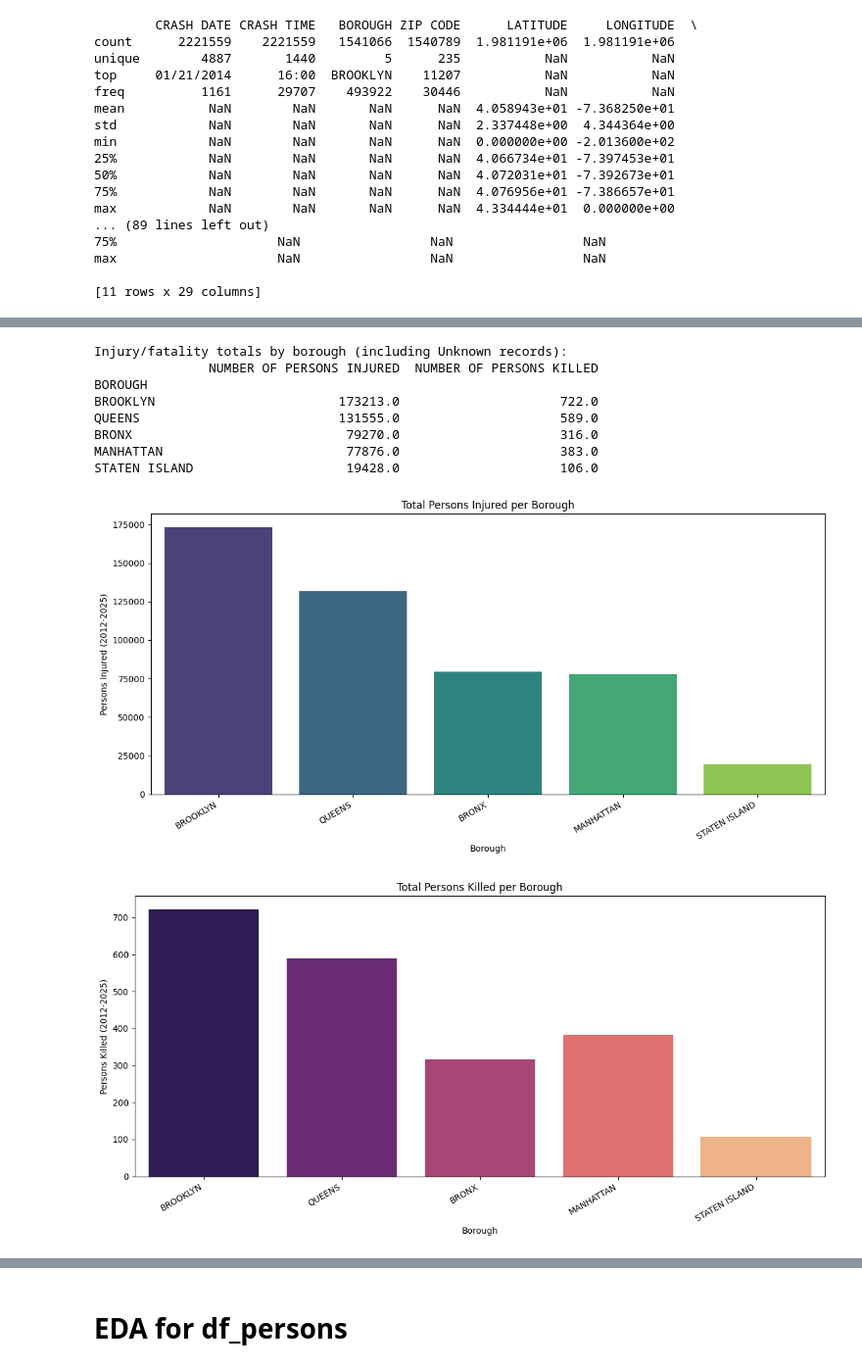
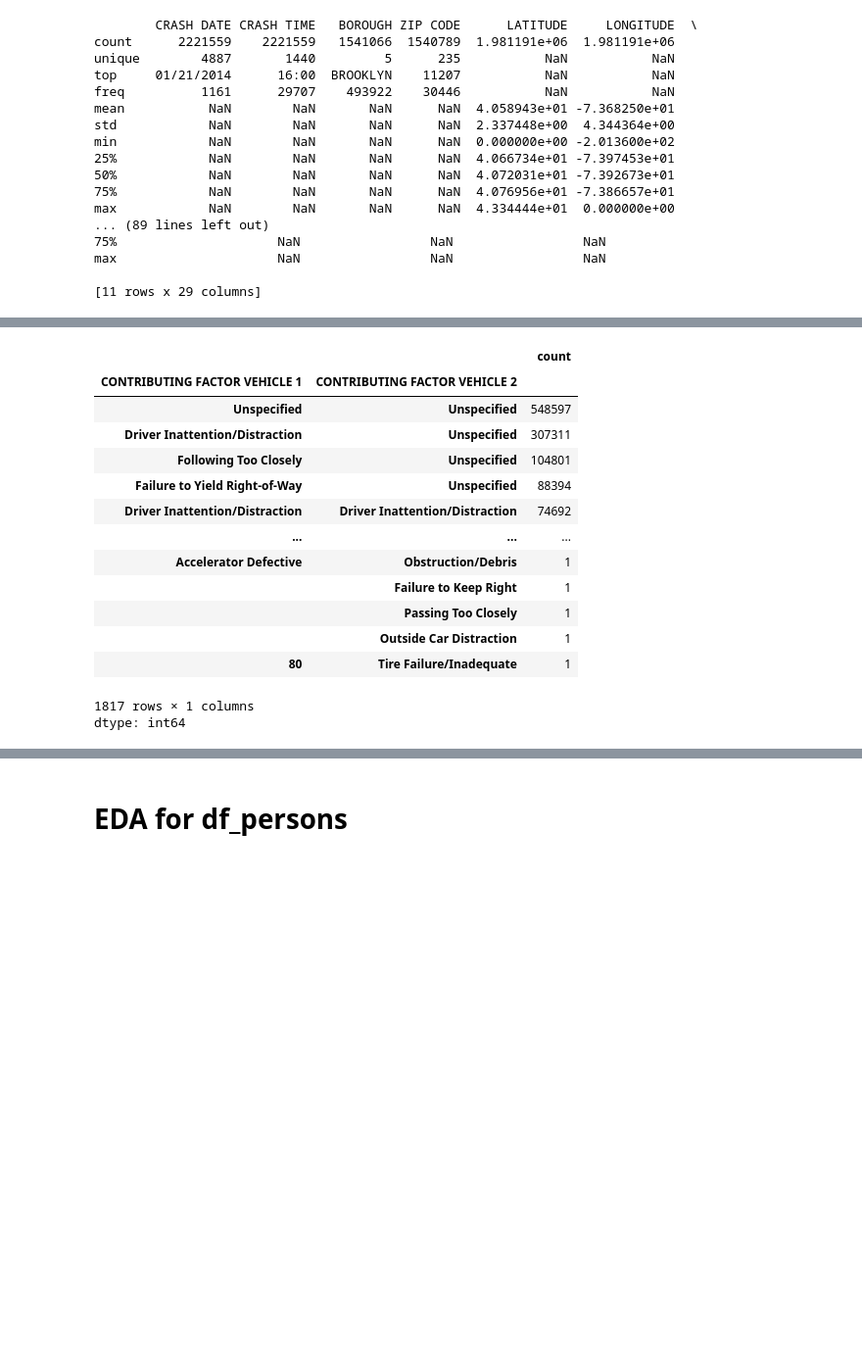
Before and after one commit to AmirBassemAdibAbdou/DataEngineering-Visualization, a Jupyter notebook: ProjectOneData&Vis.ipynb, the cells around one changed output, grey strips where cells are left out. Shown: that part at 98% size. Drawn from its saved outputs; the diff is of its cells as text; code cells hidden in the pictures; blank space fills up the shorter version.

```diff
--- a/ProjectOneData&Vis.ipynb
+++ b/ProjectOneData&Vis.ipynb
@@ -65,0 +114,7 @@ max                     NaN                 NaN                 NaN
+# %%
+to_drop = ['ZIP CODE', 'LATITUDE', 'LONGITUDE','LOCATION','OFF STREET NAME',
+          'CRASH TIME', 'ON STREET NAME','CROSS STREET NAME',
+           'CONTRIBUTING FACTOR VEHICLE 3','CONTRIBUTING FACTOR VEHICLE 4', 'CONTRIBUTING FACTOR VEHICLE 5',
+           'VEHICLE TYPE CODE 3', 'VEHICLE TYPE CODE 4', 'VEHICLE TYPE CODE 5']
+df_clean = df_crashes.drop(to_drop, axis = 1)
+df_clean.info()
@@ -243,53 +160,18 @@ To satisfy the milestone requirement for richer exploratory analysis, the next f
-# %%
-# Borough-level injuries and fatalities
-borough_severity = (
-    df_crashes.groupby('BOROUGH')[['NUMBER OF PERSONS INJURED', 'NUMBER OF PERSONS KILLED']]
-    .sum()
-    .sort_values('NUMBER OF PERSONS INJURED', ascending=False)
-)
-
-print("Injury/fatality totals by borough (including Unknown records):")
-print(borough_severity)
-
-plt.figure(figsize=(12, 6))
-sns.barplot(
-    data=borough_severity.reset_index(),
-    x='BOROUGH',
-    y='NUMBER OF PERSONS INJURED',
-    hue='BOROUGH',
-    legend=False,
-    palette='viridis'
-)
-plt.title('Total Persons Injured per Borough')
-plt.xlabel('Borough')
-plt.ylabel('Persons Injured (2012-2025)')
-plt.xticks(rotation=30, ha='right')
-plt.tight_layout()
-plt.show()
-
-plt.figure(figsize=(12, 6))
-sns.barplot(
-    data=borough_severity.reset_index(),
-    x='BOROUGH',
-    y='NUMBER OF PERSONS KILLED',
-    hue='BOROUGH',
-    legend=False,
-    palette='magma'
-)
-plt.title('Total Persons Killed per Borough')
-plt.xlabel('Borough')
-plt.ylabel('Persons Killed (2012-2025)')
-plt.xticks(rotation=30, ha='right')
-plt.tight_layout()
-plt.show()
-# %% [output]
-Injury/fatality totals by borough (including Unknown records):
-               NUMBER OF PERSONS INJURED  NUMBER OF PERSONS KILLED
-BOROUGH
-BROOKLYN                        173213.0                     722.0
-QUEENS                          131555.0                     589.0
-BRONX                            79270.0                     316.0
-MANHATTAN                        77876.0                     383.0
-STATEN ISLAND                    19428.0                     106.0
-[figure, removed]
-[figure, removed]
+# %%
+df_clean[['CONTRIBUTING FACTOR VEHICLE 1','CONTRIBUTING FACTOR VEHICLE 2']].value_counts()
+# %% [output]
+|  |  | count |
+| CONTRIBUTING FACTOR VEHICLE 1 | CONTRIBUTING FACTOR VEHICLE 2 |  |
+| Unspecified | Unspecified | 548597 |
+| Driver Inattention/Distraction | Unspecified | 307311 |
+| Following Too Closely | Unspecified | 104801 |
+| Failure to Yield Right-of-Way | Unspecified | 88394 |
+| Driver Inattention/Distraction | Driver Inattention/Distraction | 74692 |
+| ... | ... | ... |
+| Accelerator Defective | Obstruction/Debris | 1 |
+|  | Failure to Keep Right | 1 |
+|  | Passing Too Closely | 1 |
+|  | Outside Car Distraction | 1 |
+| 80 | Tire Failure/Inadequate | 1 |
+1817 rows × 1 columns
+dtype: int64
```
Also changed, not shown: parts of 60 cells of this notebook.
